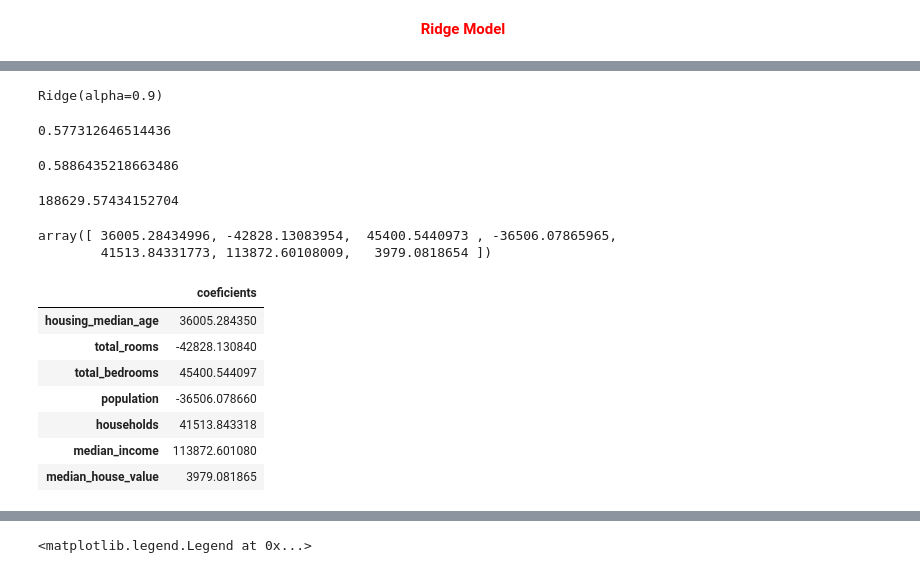
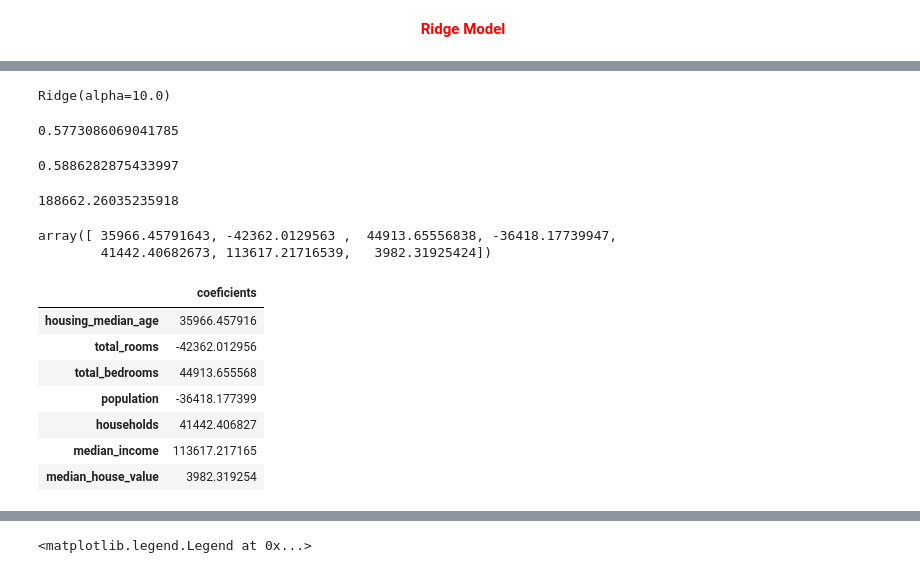
Before and after one commit to sangnguyen02/ML_FinalReport, a Jupyter notebook: FinalProject.ipynb, the cells around one changed output, grey strips where cells are left out. Drawn from its saved outputs; the diff is of its cells as text; code cells hidden in the pictures.

Commit message:
best ridge, best lasso

```diff
--- a/FinalProject.ipynb
+++ b/FinalProject.ipynb
@@ -434,3 +434,13 @@ plt.legend(["Actually","predicted"])
 [figure]
 # %% [markdown]
 <center><b><font size="25" color='red'>Ridge Model</font></b></center>
+# %%
+from sklearn import linear_model
+from sklearn.model_selection import GridSearchCV
+
+param_grid_ridge = {'alpha': [0.1, 1.0, 10.0]}
+
+
+rid = linear_model.Ridge()
+grid_search_ridge = GridSearchCV(rid, param_grid_ridge, cv=5)
+grid_search_ridge.fit(x_train, y_train)
@@ -437,35 +453,34 @@ plt.legend(["Actually","predicted"])
 # %%
-from sklearn import linear_model
-rid = linear_model.Ridge(alpha=0.9)
-rid.fit(x_train,y_train)
+best_ridge = linear_model.Ridge(alpha=10.0)
+best_ridge.fit(x_train, y_train)
 # %% [output]
-Ridge(alpha=0.9)
+Ridge(alpha=10.0)
 # %%
-rid.score(x_train,y_train)
+best_ridge.score(x_train,y_train)
 # %% [output]
-0.577312646514436
+0.5773086069041785
 # %%
-rid.score(x_test,y_test)
+best_ridge.score(x_test,y_test)
 # %% [output]
-0.5886435218663486
+0.5886282875433997
 # %%
-rid.intercept_
+best_ridge.intercept_
 # %% [output]
-188629.57434152704
+188662.26035235918
 # %%
-rid.coef_
+best_ridge.coef_
 # %% [output]
-array([ 36005.28434996, -42828.13083954,  45400.5440973 , -36506.07865965,
-        41513.84331773, 113872.60108009,   3979.0818654 ])
+array([ 35966.45791643, -42362.0129563 ,  44913.65556838, -36418.17739947,
+        41442.40682673, 113617.21716539,   3982.31925424])
 # %%
-pd.DataFrame(rid.coef_,house.columns[:-1],columns=['coeficients'])
+pd.DataFrame(best_ridge.coef_,house.columns[:-1],columns=['coeficients'])
 # %% [output]
 |  | coeficients |
-| housing_median_age | 36005.284350 |
-| total_rooms | -42828.130840 |
-| total_bedrooms | 45400.544097 |
-| population | -36506.078660 |
-| households | 41513.843318 |
-| median_income | 113872.601080 |
-| median_house_value | 3979.081865 |
+| housing_median_age | 35966.457916 |
+| total_rooms | -42362.012956 |
+| total_bedrooms | 44913.655568 |
+| population | -36418.177399 |
+| households | 41442.406827 |
+| median_income | 113617.217165 |
+| median_house_value | 3982.319254 |
 # %%
```
Also changed, not shown: parts of 34 cells of this notebook.
